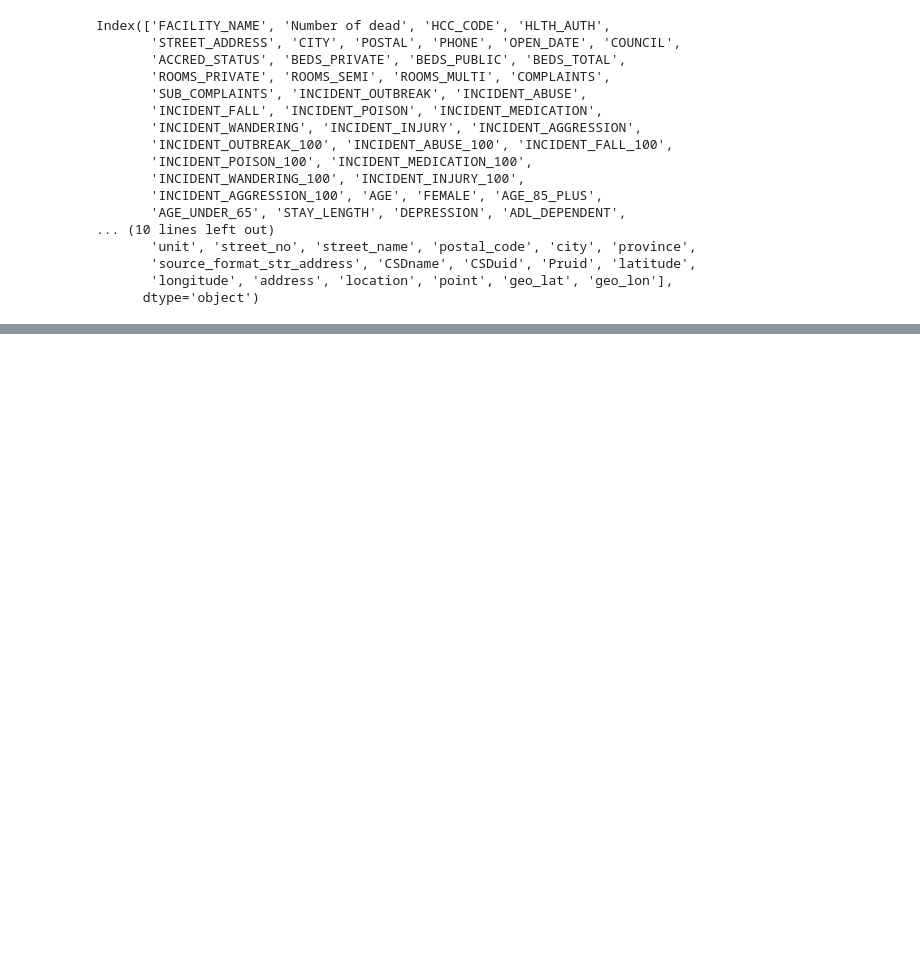
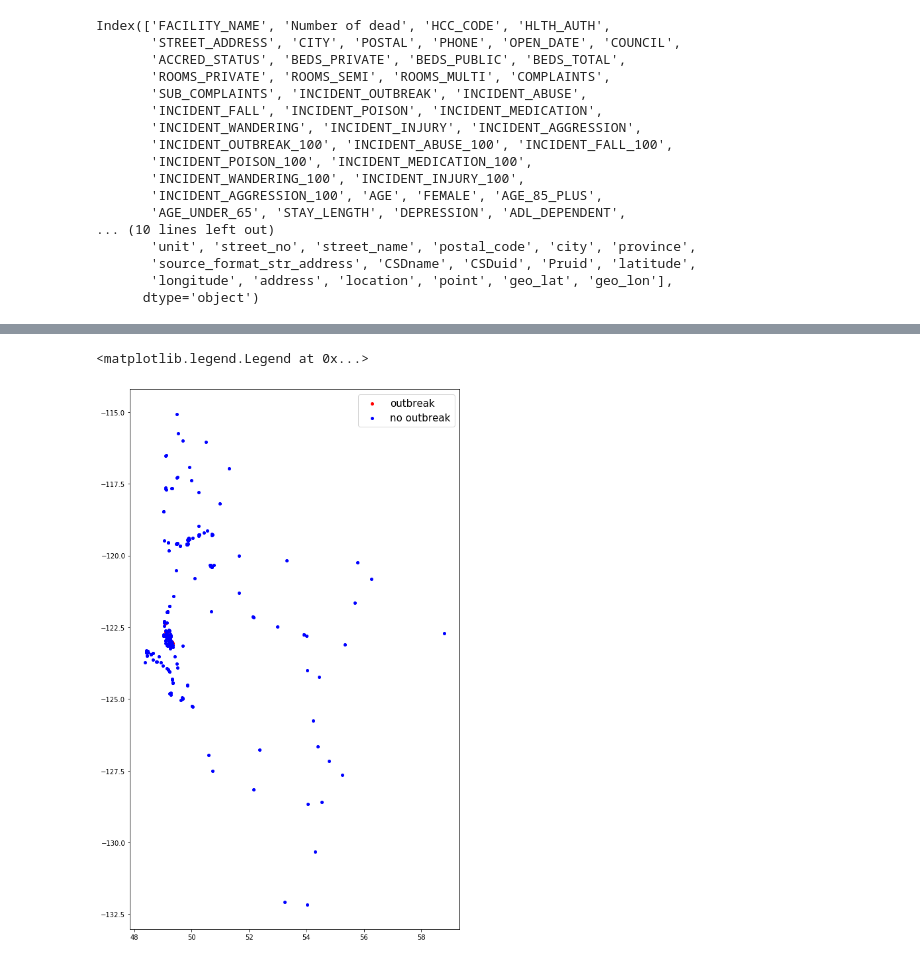
Before and after one commit to nganlyle/wrangle_covid, a Jupyter notebook: wrangling/bc_ltc_odhf_merge.ipynb, the cells around one changed output, grey strips where cells are left out. Drawn from its saved outputs; the diff is of its cells as text; code cells hidden in the pictures; blank space fills up the shorter version.

```diff
--- a/wrangling/bc_ltc_odhf_merge.ipynb
+++ b/wrangling/bc_ltc_odhf_merge.ipynb
@@ -184,0 +191,13 @@ merge.to_csv('../data/bc-ltc-FINAL.csv')
+# %%
+street_map = gpd.read_file('../data/HA/bc-health-authorities.geojson')
+
+# with gov lat/lon data
+geometry = [Point(xy) for xy in zip(merge.latitude, merge.longitude)]
+crs = {'init' : 'EPSG:4326'} # coordinate ref system
+
+
+geo_df = gpd.GeoDataFrame(merge,
+                         crs = crs,
+                         geometry = geometry)
+
+geo_df[['outbreak_status','POSTAL', 'latitude', 'longitude', 'geometry']].head()
@@ -184,0 +211,14 @@ merge.to_csv('../data/bc-ltc-FINAL.csv')
+# %%
+fig,ax = plt.subplots(figsize = (15,15))
+# street_map.plot(ax = ax, alpha = 0.4, color = 'grey')
+
+geo_df[geo_df['outbreak_status'] == 'yes'].plot(ax = ax, markersize = 16,
+                                               color = 'red', marker = 'o',
+                                               label = "outbreak")
+geo_df[geo_df['outbreak_status'] == 'no'].plot(ax = ax, markersize = 16,
+                                               color = 'blue', marker = 'o',
+                                               label = "no outbreak")
+plt.legend(prop={'size' : 15})
+# %% [output]
+<matplotlib.legend.Legend at 0x...>
+[figure, added]
```
Also changed, not shown: parts of 3 cells of this notebook, 4 other files.
